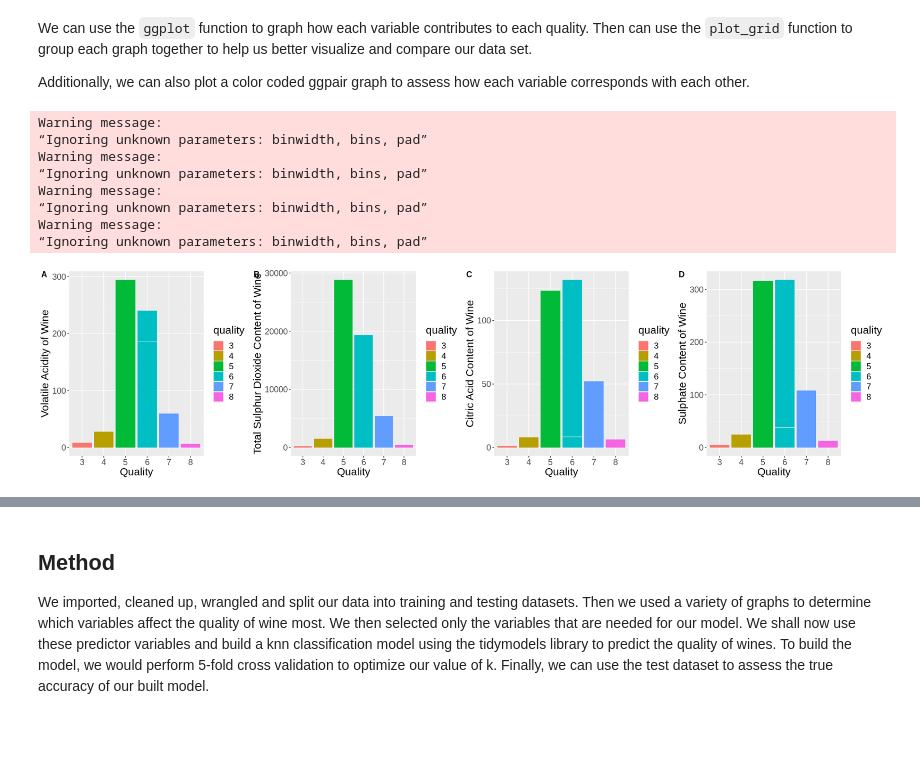
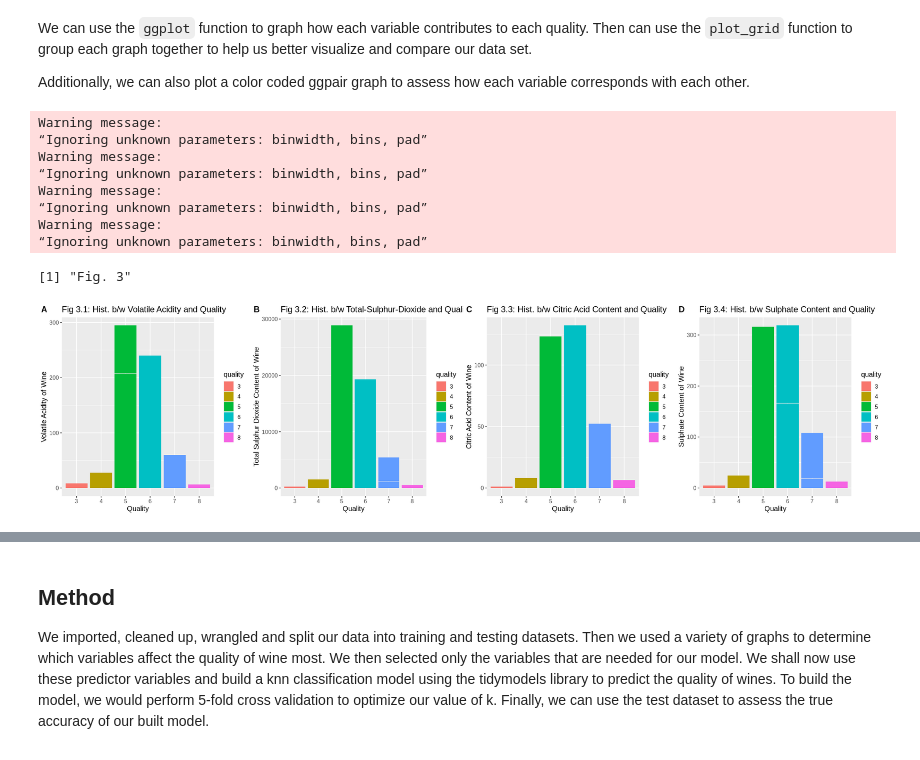
Before and after one commit to s4yuj/KNN-Wine-Quality-Predictor, a Jupyter notebook: project_report.ipynb, the cells around one changed output, grey strips where cells are left out. Saved outputs shown, nothing was run; the diff lists cells and outputs as text; code cells hidden in the pictures.

```diff
--- a/project_report.ipynb
+++ b/project_report.ipynb
@@ -226,37 +281,43 @@ options(repr.plot.height = 5, repr.plot.width = 20)
 volatile_acidity_plot <- ggplot(wine_train, aes(x = volatile.acidity, y = quality, fill = quality)) +
                 geom_histogram(stat = "identity") +
                 labs(x = "Volatile Acidity of Wine", y = "Quality") +
-                theme(text = element_text(size = 18)) +
+                theme(text = element_text(size = 12)) +
+                ggtitle("Fig 3.1: Hist. b/w Volatile Acidity and Quality") +
                 coord_flip()
 
 total_sulfur_plot <- ggplot(wine_train, aes(x = total.sulfur.dioxide, y = quality, fill = quality)) +
                 geom_histogram(stat = "identity") +
                 labs(x = "Total Sulphur Dioxide Content of Wine", y = "Quality") +
-                theme(text = element_text(size = 18)) +
+                theme(text = element_text(size = 12)) +
+                ggtitle("Fig 3.2: Hist. b/w Total-Sulphur-Dioxide and Quality") +
                 coord_flip()
 
 citric_acid_plot <- ggplot(wine_train, aes(x = citric.acid, y = quality, fill = quality)) +
                 geom_histogram(stat = "identity") +
                 labs(x = "Citric Acid Content of Wine", y = "Quality") +
-                theme(text = element_text(size = 18)) +
+                theme(text = element_text(size = 12)) +
+                ggtitle("Fig 3.3: Hist. b/w Citric Acid Content and Quality") +
                 coord_flip()
 
 sulphates <- ggplot(wine_train, aes(x = sulphates, y = quality, fill = quality)) +
                 geom_histogram(stat = "identity") +
                 labs(x = "Sulphate Content of Wine", y = "Quality") +
-                theme(text = element_text(size = 18)) +
+                theme(text = element_text(size = 12)) +
+                ggtitle("Fig 3.4: Hist. b/w Sulphate Content and Quality") +
                 coord_flip()
 
+print("Fig. 3")
 plot_grid(volatile_acidity_plot, total_sulfur_plot, citric_acid_plot, sulphates,
           labels = c("A", "B", "C", "D"),
           ncol = 4, nrow = 1)
 # %% [output]
 Warning message:
 “Ignoring unknown parameters: binwidth, bins, pad”
 Warning message:
 “Ignoring unknown parameters: binwidth, bins, pad”
 Warning message:
 “Ignoring unknown parameters: binwidth, bins, pad”
 Warning message:
 “Ignoring unknown parameters: binwidth, bins, pad”
+[1] "Fig. 3"
-[figure, old version]
+[figure, new version]
```
Also changed, not shown: parts of 23 cells of this notebook.
